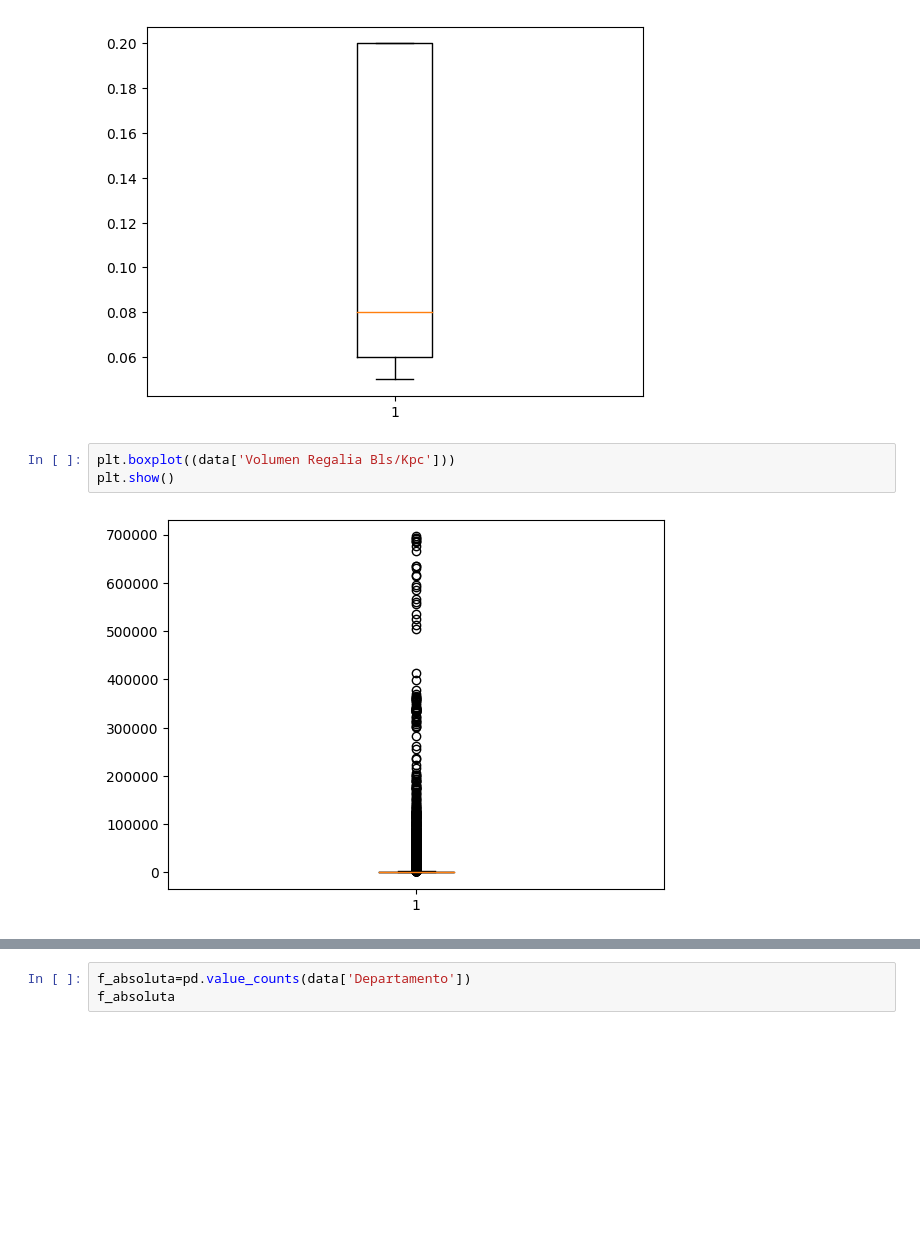
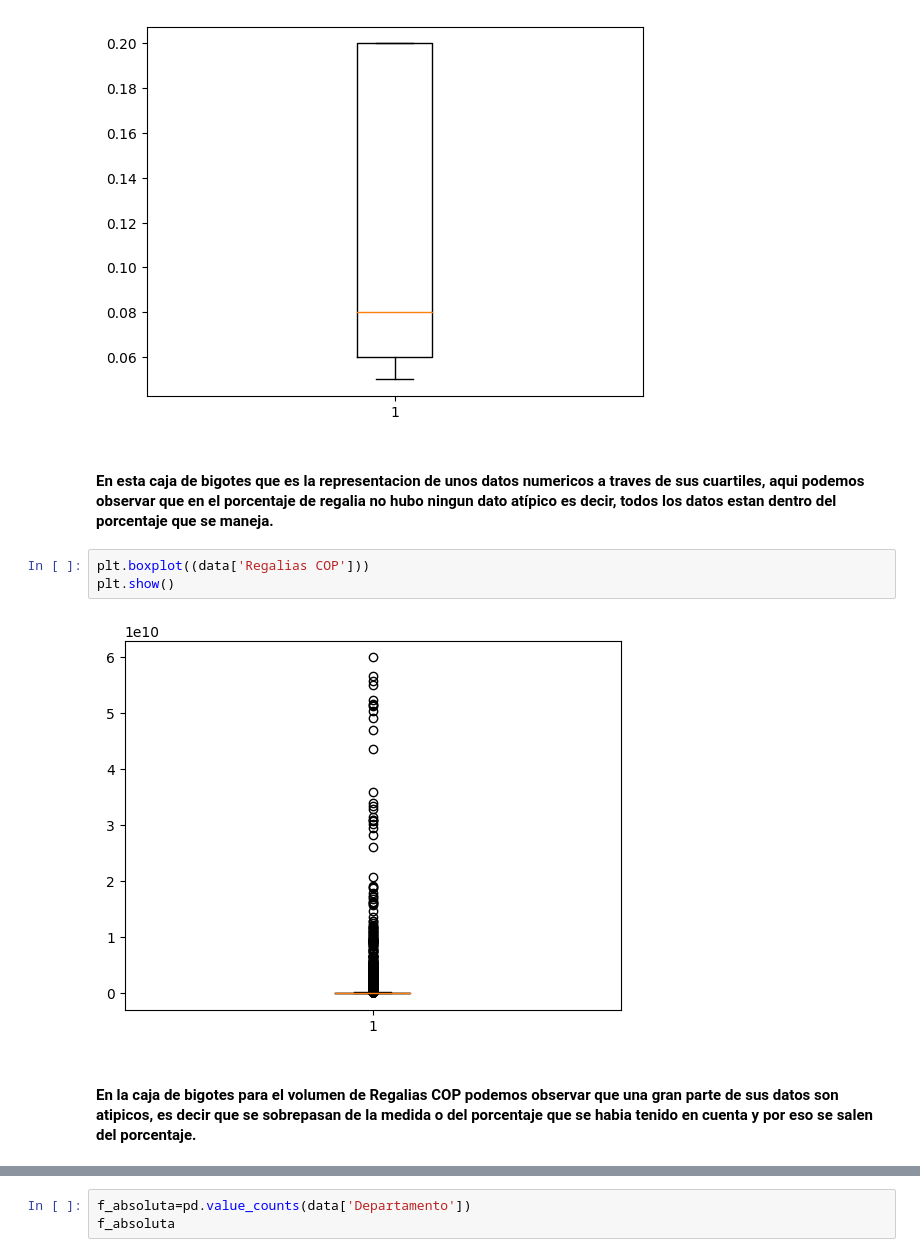
Before and after one commit to Zackperez/mineria_de_datos, a Jupyter notebook: mineria.ipynb, the cells around one changed output, grey strips where cells are left out. Drawn from its saved outputs; the diff is of its cells as text; blank space fills up the shorter version.

```diff
--- a/mineria.ipynb
+++ b/mineria.ipynb
@@ -265,9 +355,13 @@ plt.boxplot((data['Porc Regalia']))
 plt.show()
 # %% [output]
 [figure]
+# %% [markdown]
+#### En esta caja de bigotes que es la representacion de unos datos numericos a traves de sus cuartiles, aqui podemos observar que en el porcentaje de regalia no hubo ningun dato atípico es decir, todos los datos estan dentro del porcentaje que se maneja.
 # %%
-plt.boxplot((data['Volumen Regalia Bls/Kpc']))
+plt.boxplot((data['Regalias COP']))
 plt.show()
 # %% [output]
-[figure, old version]
+[figure, new version]
+# %% [markdown]
+#### En la caja de bigotes para el volumen de Regalias COP podemos observar que una gran parte de sus datos son atipicos, es decir que se sobrepasan de la medida o del porcentaje que se habia tenido en cuenta y por eso se salen del porcentaje.
 # %%
```
Also changed, not shown: parts of 74 cells of this notebook.
